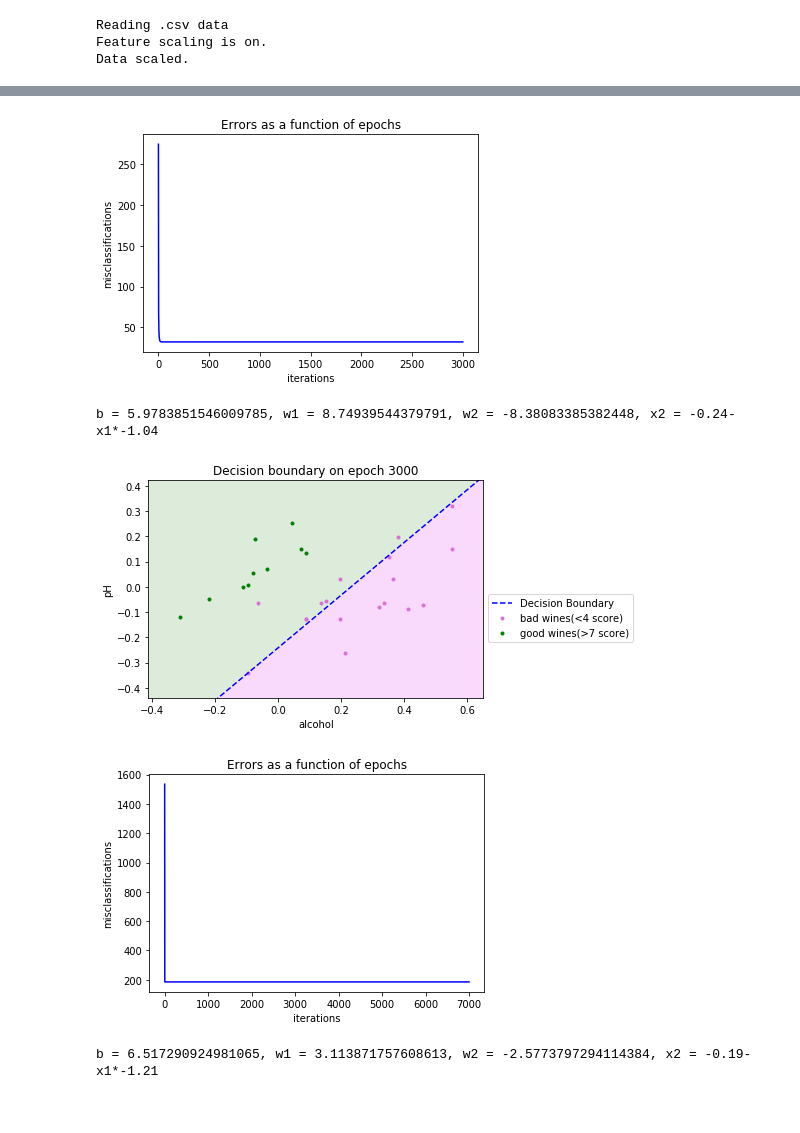
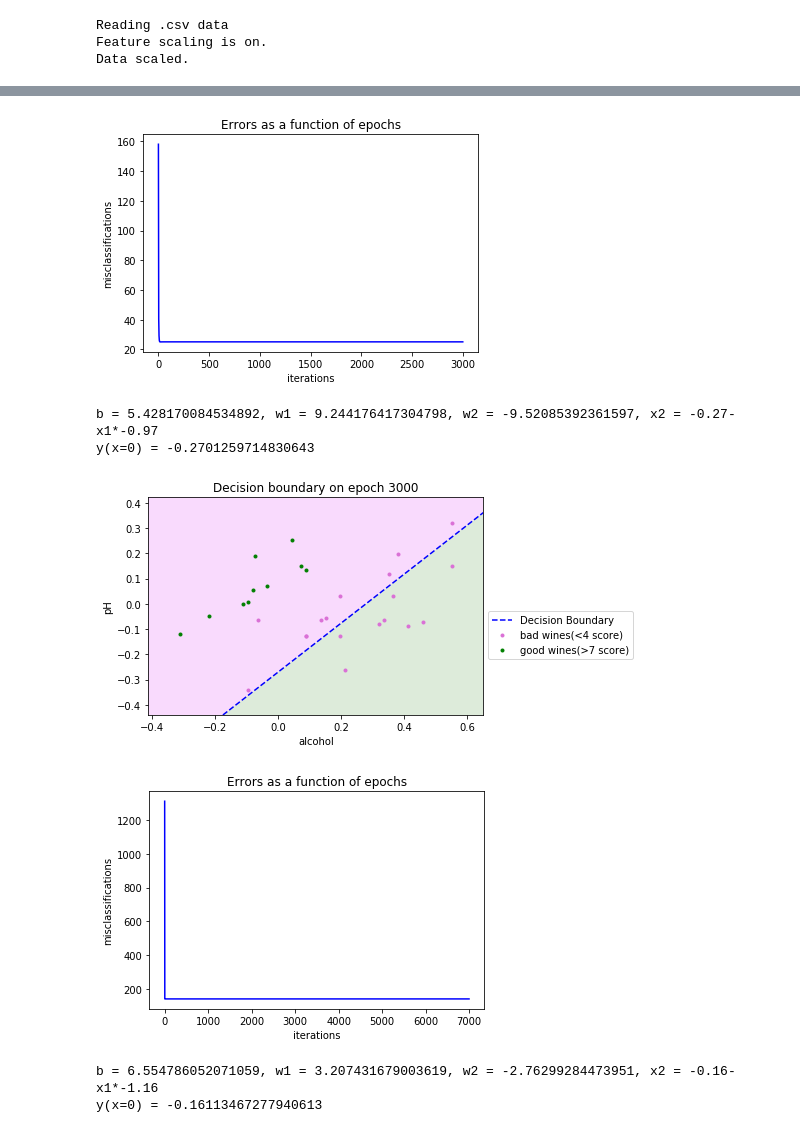
Before and after one commit to tsergien/sommelier, a Jupyter notebook: perceptron.ipynb, the cells around one changed output, grey strips where cells are left out. Saved outputs shown, nothing was run; the diff lists cells and outputs as text; code cells hidden in the pictures.

```diff
--- a/perceptron.ipynb
+++ b/perceptron.ipynb
@@ -254,11 +259,11 @@ class Adaline(object):
             y[row] = dot(x[row], self.w) + self.bias
             error = d[row] - y[row]
             for col in range(len(x[row])):
-                updates[col] += error * x[row][col]
-                bias_update += error
-        self.bias += self.learning_rate * bias_update
+                updates[col] += self.learning_rate * error * x[row][col]
+            bias_update += self.learning_rate * error
+        self.bias +=  bias_update
         for col in range(len(x[row])):
-            self.w[col] += self.learning_rate * updates[col]
+            self.w[col] += updates[col]
         self.current_epoch +=1
         self.res.append([self.current_epoch, self.error(y, d), self.w, self.bias])
         return
@@ -272,7 +277,7 @@ class Adaline(object):
             error = d[row] - y[row]
             for col in range(len(x[row])):
                 self.w[col] += self.learning_rate * error * x[row][col]
-                self.bias += self.learning_rate * error
+            self.bias += self.learning_rate * error
         self.current_epoch +=1
         self.res.append([self.current_epoch, self.error(y, d), self.w, self.bias])
         return
@@ -296,36 +301,38 @@ class Adaline(object):
         else:
             while self.res[-1][1] > 0:
                 step(x, y, d)
         return
 
     def predict(self, x):
-        return dot(self.w, x)
+        return dot(self.w, x) + self.bias
 
 
 def prepare_data_and_train_ada(wine_data: pd.DataFrame, learning_rate, \
                                factors: list, wines_threshs: list, epochs: int, online=True):
     ada = Adaline(wines_threshs[1], learning_rate, epochs)
     part = wine_data[wine_data.quality.isin(wines_threshs)]
     part.index = range(len(part))
     x = part[factors].values
     d = part['quality']
     ada.train(x, d, online)
     plot_performance(ada.res, part, wines_threshs[1], wines_threshs[0], factors, ada.current_epoch)
     return
 
 
 # learning_rate, online = 0.04, False
 learning_rate, online = 0.4, True
 
 # showtime
 # prepare_data_and_train_ada(red_df, 0.4, ['alcohol', 'pH'], [3, 8], 50)
 # prepare_data_and_train_ada(red_df, 0.001, ['alcohol', 'pH'], [3, 8], 50)
 
 prepare_data_and_train_ada(red_df, learning_rate, ['alcohol', 'pH'], [3, 8], 3000, online)
 prepare_data_and_train_ada(red_df, learning_rate, ['alcohol', 'pH'], [4, 7], 7000, online)
 # %% [output]
-[figure, old version]
+[figure, new version]
-b = 5.9783851546009785, w1 = 8.74939544379791, w2 = -8.38083385382448, x2 = -0.24-x1*-1.04
+b = 5.428170084534892, w1 = 9.244176417304798, w2 = -9.52085392361597, x2 = -0.27-x1*-0.97
+y(x=0) = -0.2701259714830643
-[figure, old version]
+[figure, new version]
-[figure, old version]
+[figure, new version]
-b = 6.517290924981065, w1 = 3.113871757608613, w2 = -2.5773797294114384, x2 = -0.19-x1*-1.21
+b = 6.554786052071059, w1 = 3.207431679003619, w2 = -2.76299284473951, x2 = -0.16-x1*-1.16
+y(x=0) = -0.16113467277940613
```
Also changed, not shown: parts of 3 cells of this notebook.
